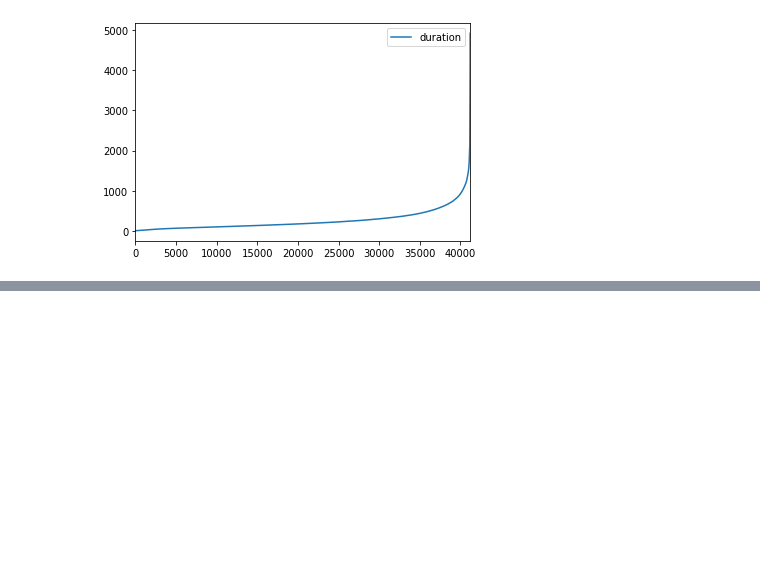
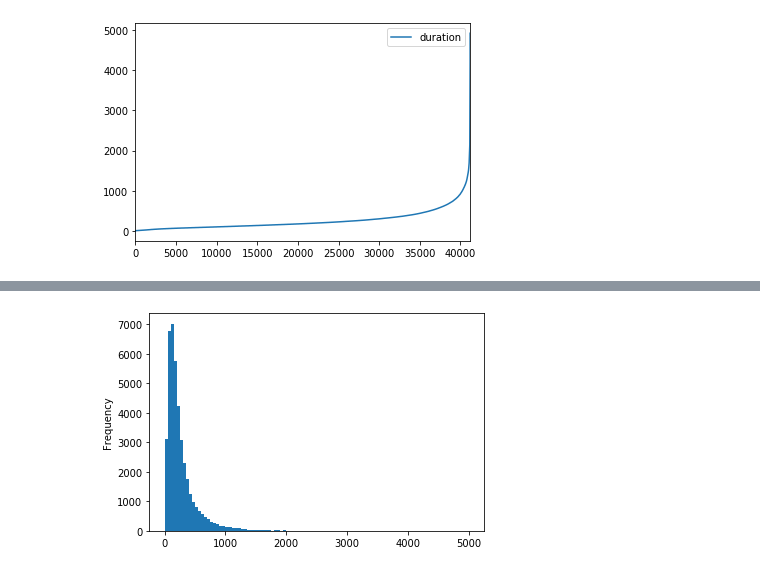
Before and after one commit to YoungJae-Hur/Data-science, a Jupyter notebook: project-marketing/8. client data analysis.ipynb, the cells around one changed output, grey strips where cells are left out. Cells and saved outputs as stored; diff of their text form; code cells hidden in the pictures; blank space fills up the shorter version.

Commit message:
Update visualization

```diff
--- a/project-marketing/8. client data analysis.ipynb
+++ b/project-marketing/8. client data analysis.ipynb
@@ -329,0 +344,6 @@ plt.show()
+# %%
+# bins = range(0, 5000, 100)
+df['duration'].plot.hist(bins=range(0,5001,50))
+plt.show()
+# %% [output]
+[figure, added]
```
Also changed, not shown: parts of 12 cells of this notebook.
